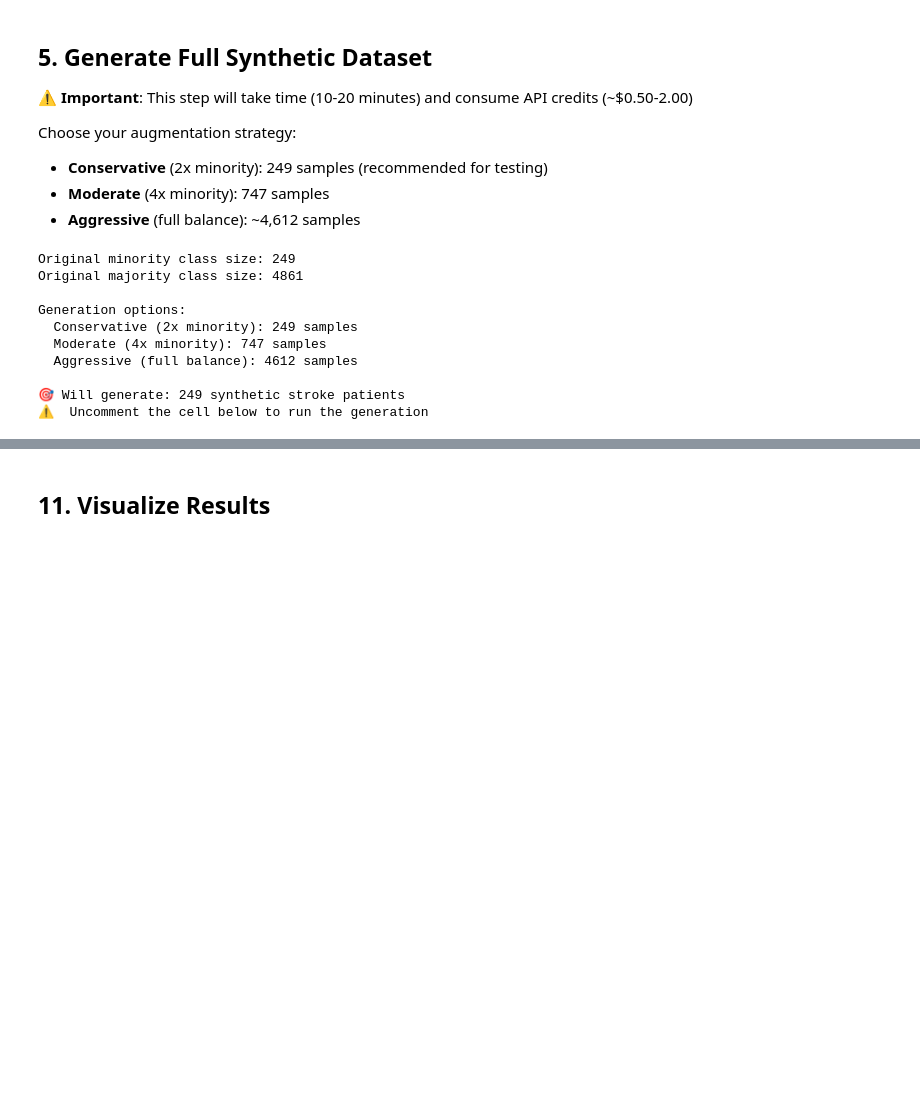
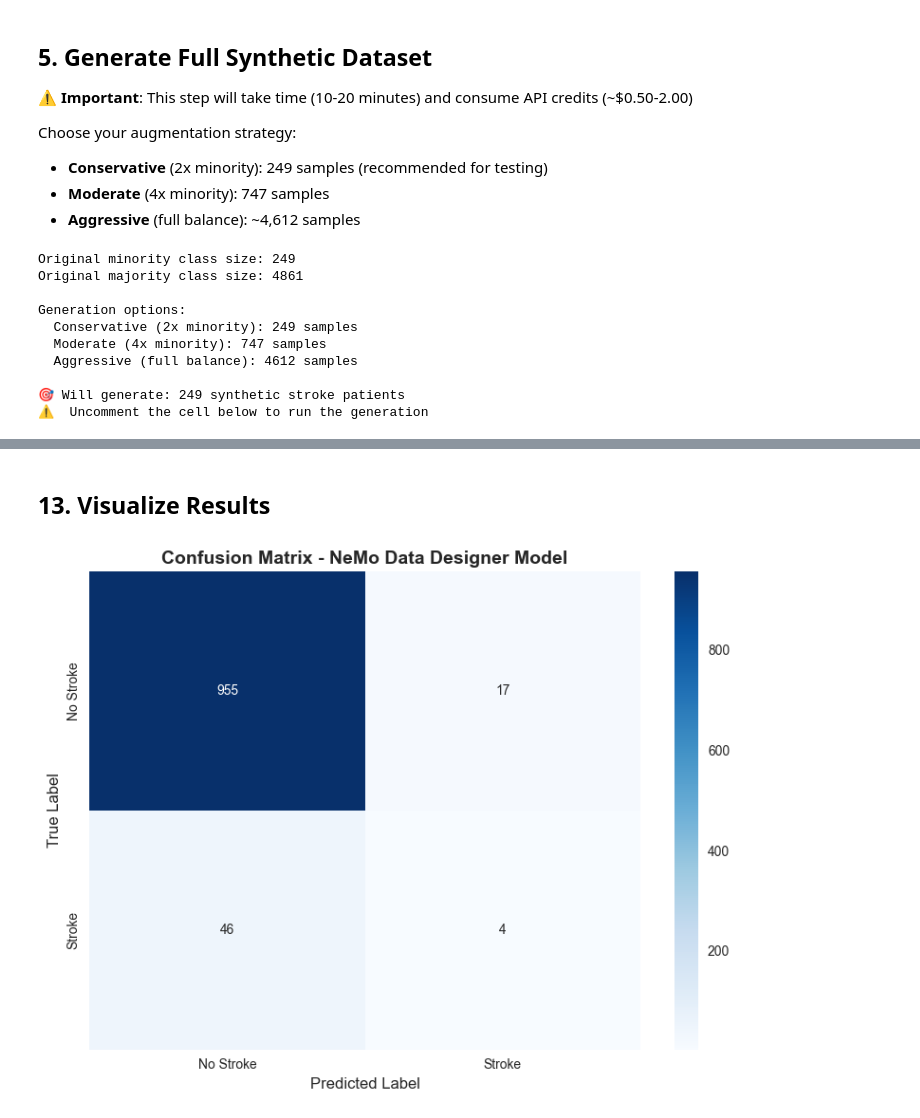
Before and after one commit to willmurray9/class-imbalance-testing, a Jupyter notebook: notebooks/nemo-data-designer-model.ipynb, the cells around one changed output, grey strips where cells are left out. Saved outputs shown, nothing was run; the diff lists cells and outputs as text; code cells hidden in the pictures; blank space fills up the shorter version.

```diff
--- a/notebooks/nemo-data-designer-model.ipynb
+++ b/notebooks/nemo-data-designer-model.ipynb
@@ -666,8 +768,13 @@ processed_preview.head()
 # %%
-# Process the full synthetic dataset (uncomment after generation)
-# processed_synthetic = process_generated_data(
-#     synthetic_df,
-#     scaler=robust_scaler,
-#     min_plausibility=7 if use_llm_validation else None
-# )
-# print(f"Final processed synthetic data shape: {processed_synthetic.shape}")
+# Process the full synthetic dataset
+processed_synthetic = process_generated_data(
+    synthetic_df,
+    scaler=robust_scaler,
+    min_plausibility=7 if use_llm_validation else None
+)
+print(f"Final processed synthetic data shape: {processed_synthetic.shape}")
+
+# Save the processed synthetic data
+processed_path = '../data/ndd_synthetic_processed.csv'
+processed_synthetic.to_csv(processed_path, index=False)
+print(f"\n💾 Saved processed synthetic data to: {processed_path}")
@@ -786,17 +972,15 @@ print("⚠️ Uncomment after training model")
 # %% [markdown]
-## 11. Visualize Results
+## 13. Visualize Results
 # %%
-# UNCOMMENT AFTER EVALUATION
-
-# # Plot confusion matrix
-# fig, ax = plt.subplots(figsize=(8, 6))
-# sns.heatmap(cm, annot=True, fmt='d', cmap='Blues', ax=ax, cbar=True)
-# ax.set_xlabel('Predicted Label', fontsize=12)
-# ax.set_ylabel('True Label', fontsize=12)
-# ax.set_title('Confusion Matrix - NeMo Data Designer Model', fontsize=14, fontweight='bold')
-# ax.set_xticklabels(['No Stroke', 'Stroke'])
-# ax.set_yticklabels(['No Stroke', 'Stroke'])
-# plt.tight_layout()
-# plt.show()
-
-print("⚠️ Uncomment after evaluation")
+# Plot confusion matrix
+fig, ax = plt.subplots(figsize=(8, 6))
+sns.heatmap(cm, annot=True, fmt='d', cmap='Blues', ax=ax, cbar=True)
+ax.set_xlabel('Predicted Label', fontsize=12)
+ax.set_ylabel('True Label', fontsize=12)
+ax.set_title('Confusion Matrix - NeMo Data Designer Model', fontsize=14, fontweight='bold')
+ax.set_xticklabels(['No Stroke', 'Stroke'])
+ax.set_yticklabels(['No Stroke', 'Stroke'])
+plt.tight_layout()
+plt.show()
+# %% [output]
+[figure, added]
```
Also changed, not shown: parts of 28 cells of this notebook.
